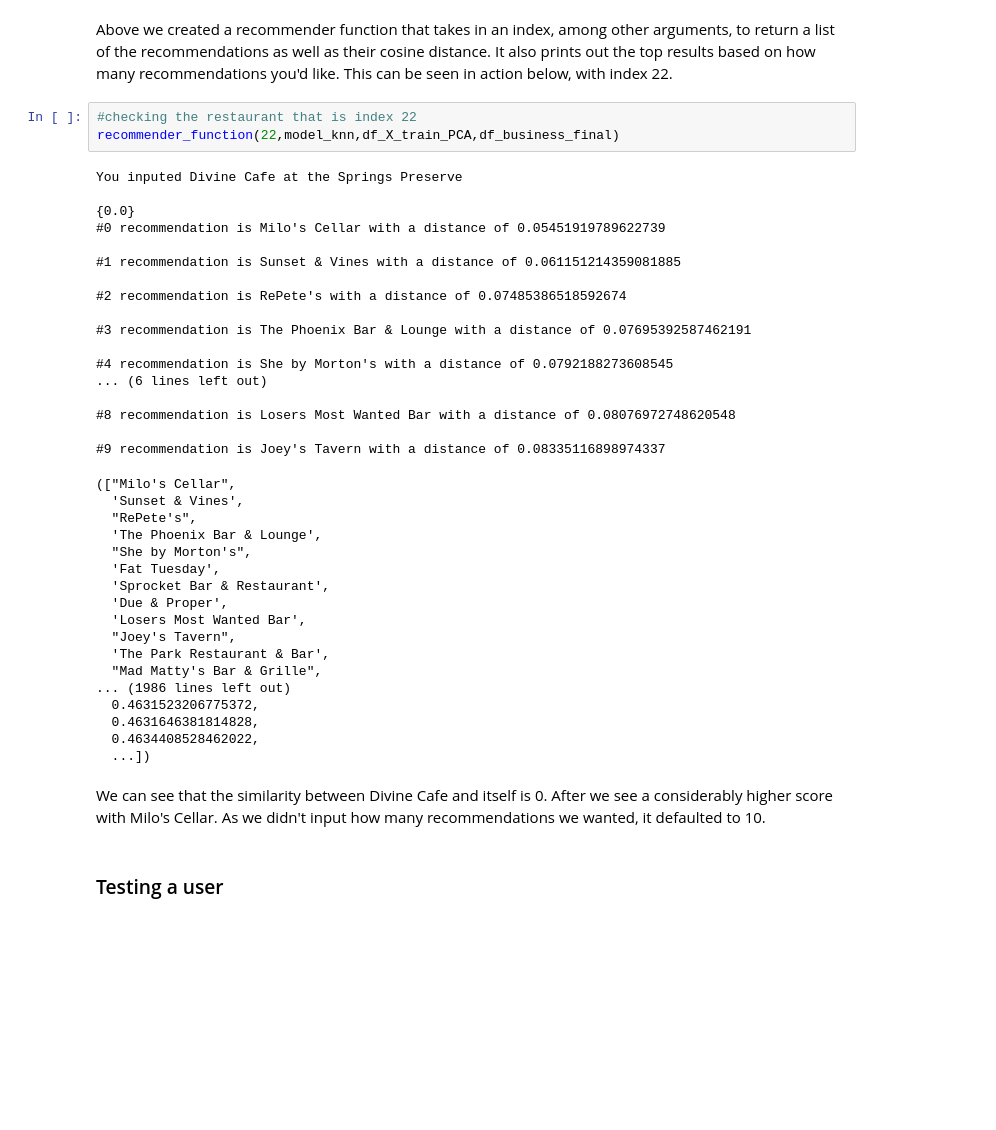
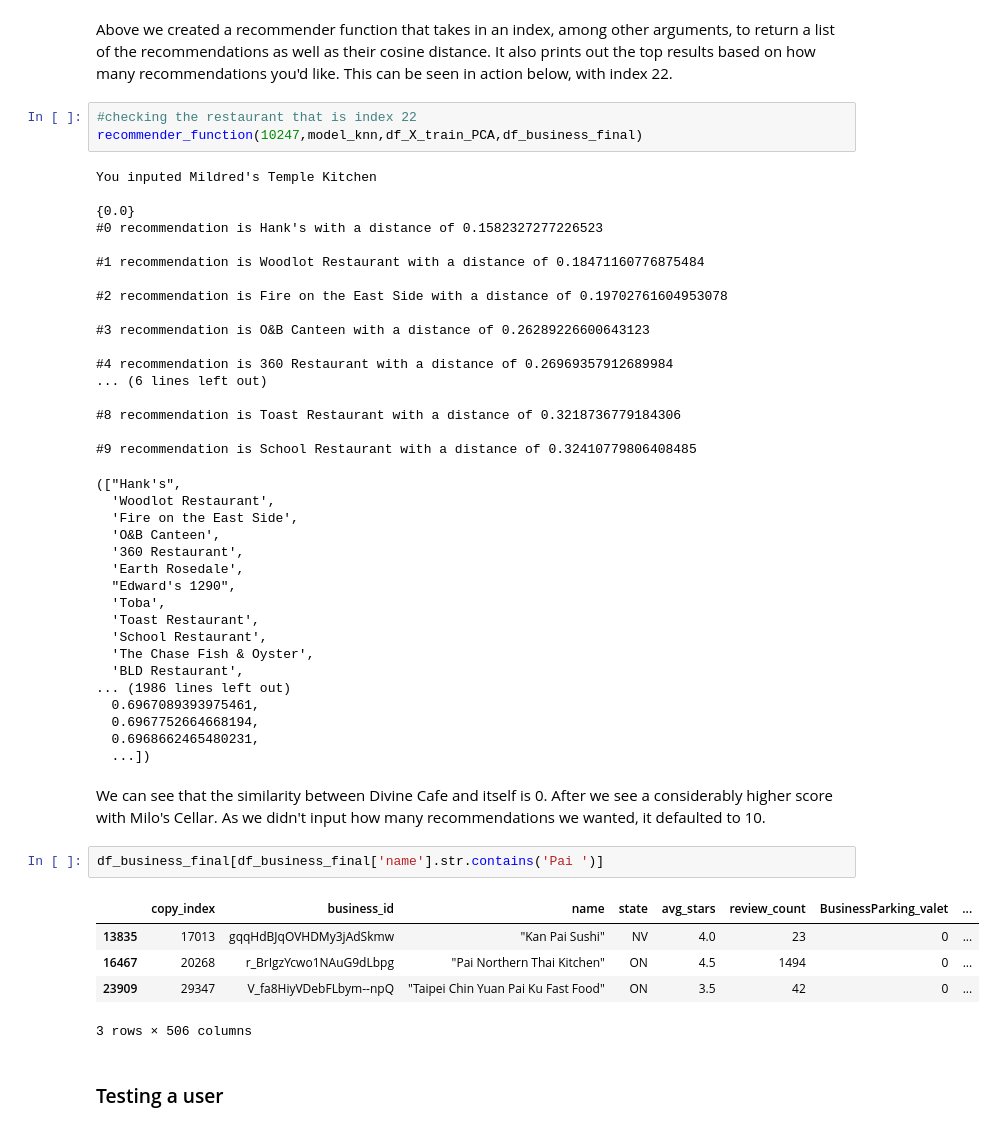
Before and after one commit to alexxue1998/Capstone, a Jupyter notebook: Capstone_3.ipynb, the cells around one changed output. Saved outputs shown, nothing was run; the diff lists cells and outputs as text; blank space fills up the shorter version.

```diff
--- a/Capstone_3.ipynb
+++ b/Capstone_3.ipynb
@@ -270,44 +270,52 @@ def recommender_function(index,algo,dataframe_trained,df_names_stored,number_of_
 Above we created a recommender function that takes in an index, among other arguments, to return a list of the recommendations as well as their cosine distance. It also prints out the top results based on how many recommendations you'd like. This can be seen in action below, with index 22.
 # %%
 #checking the restaurant that is index 22
-recommender_function(22,model_knn,df_X_train_PCA,df_business_final)
+recommender_function(10247,model_knn,df_X_train_PCA,df_business_final)
 # %% [output]
-You inputed Divine Cafe at the Springs Preserve
+You inputed Mildred's Temple Kitchen
 
 {0.0}
-#0 recommendation is Milo's Cellar with a distance of 0.05451919789622739
+#0 recommendation is Hank's with a distance of 0.1582327277226523
 
-#1 recommendation is Sunset & Vines with a distance of 0.061151214359081885
+#1 recommendation is Woodlot Restaurant with a distance of 0.18471160776875484
 
-#2 recommendation is RePete's with a distance of 0.07485386518592674
+#2 recommendation is Fire on the East Side with a distance of 0.19702761604953078
 
-#3 recommendation is The Phoenix Bar & Lounge with a distance of 0.07695392587462191
+#3 recommendation is O&B Canteen with a distance of 0.26289226600643123
 
-#4 recommendation is She by Morton's with a distance of 0.0792188273608545
+#4 recommendation is 360 Restaurant with a distance of 0.26969357912689984
 ... (6 lines left out)
 
-#8 recommendation is Losers Most Wanted Bar with a distance of 0.08076972748620548
+#8 recommendation is Toast Restaurant with a distance of 0.3218736779184306
 
-#9 recommendation is Joey's Tavern with a distance of 0.08335116898974337
+#9 recommendation is School Restaurant with a distance of 0.32410779806408485
-(["Milo's Cellar",
-  'Sunset & Vines',
-  "RePete's",
-  'The Phoenix Bar & Lounge',
-  "She by Morton's",
-  'Fat Tuesday',
-  'Sprocket Bar & Restaurant',
-  'Due & Proper',
-  'Losers Most Wanted Bar',
-  "Joey's Tavern",
-  'The Park Restaurant & Bar',
-  "Mad Matty's Bar & Grille",
+(["Hank's",
+  'Woodlot Restaurant',
+  'Fire on the East Side',
+  'O&B Canteen',
+  '360 Restaurant',
+  'Earth Rosedale',
+  "Edward's 1290",
+  'Toba',
+  'Toast Restaurant',
+  'School Restaurant',
+  'The Chase Fish & Oyster',
+  'BLD Restaurant',
 ... (1986 lines left out)
-  0.4631523206775372,
-  0.4631646381814828,
-  0.4634408528462022,
+  0.6967089393975461,
+  0.6967752664668194,
+  0.6968662465480231,
   ...])
 # %% [markdown]
 We can see that the similarity between Divine Cafe and itself is 0. After we see a considerably higher score with Milo's Cellar. As we didn't input how many recommendations we wanted, it defaulted to 10.
+# %%
+df_business_final[df_business_final['name'].str.contains('Pai ')]
+# %% [output]
+|  | copy_index | business_id | name | state | avg_stars | review_count | BusinessParking_valet | ... |
+| 13835 | 17013 | gqqHdBJqOVHDMy3jAdSkmw | "Kan Pai Sushi" | NV | 4.0 | 23 | 0 | ... |
+| 16467 | 20268 | r_BrIgzYcwo1NAuG9dLbpg | "Pai Northern Thai Kitchen" | ON | 4.5 | 1494 | 0 | ... |
+| 23909 | 29347 | V_fa8HiyVDebFLbym--npQ | "Taipei Chin Yuan Pai Ku Fast Food" | ON | 3.5 | 42 | 0 | ... |
+3 rows × 506 columns
 # %% [markdown]
 ### Testing a user
 # %% [markdown]
```
Also changed, not shown: parts of 4 cells of this notebook, 1 other file.
